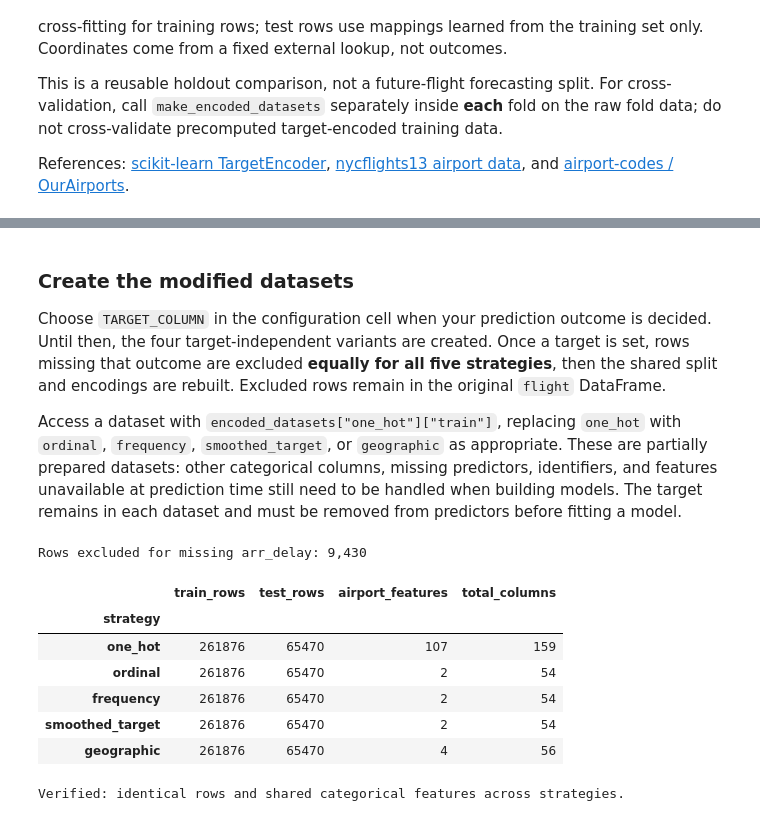
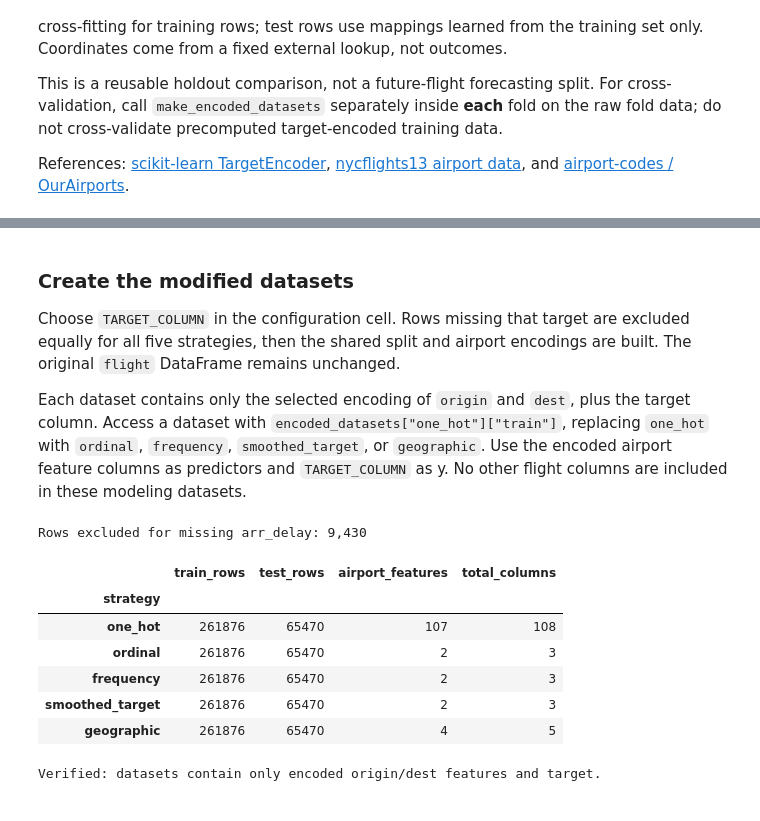
Before and after one commit to Jonathan01476/Evaluating-Categorical-Encoding-Strategies-for-Machine-Learning-Performance, a Jupyter notebook: Final_Project.ipynb, the cells around one changed output, grey strips where cells are left out. Saved outputs shown, nothing was run; the diff lists cells and outputs as text; code cells hidden in the pictures.

Commit message:
Restrict modeling datasets to airport encodings and target

```diff
--- a/Final_Project.ipynb
+++ b/Final_Project.ipynb
@@ -217,6 +213,6 @@ implementation treats the target as a continuous outcome for regression.
 # %%
 def make_encoded_datasets(train, test, coordinates, target_column=None):
-    """Fit shared categorical features and airport variants on raw training rows."""
+    """Build airport-only datasets with the target, fitting encodings on train."""
     if not train.index.is_unique or not test.index.is_unique:
         raise ValueError("Row indices must be unique for reliable alignment.")
     if len(train.index.intersection(test.index)):
@@ -230,32 +226,11 @@ def make_encoded_datasets(train, test, coordinates, target_column=None):
     test_codes = test[AIRPORT_COLUMNS].astype(str)
     variants, fitted, feature_names = {}, {}, {}
 
-    # The same non-location encoding is reused for every airport strategy.
-    def shared_categories(rows):
-        dates = pd.to_datetime(rows[["year", "month", "day"]], errors="raise")
-        return pd.DataFrame({"carrier": rows["carrier"].astype(str),
-                             "month": rows["month"].astype(str),
-                             "weekday": dates.dt.dayofweek.astype(str)}, index=rows.index)
-
-    common_encoder = OneHotEncoder(handle_unknown="ignore", sparse_output=True, dtype=np.int8)
-    common_train = shared_categories(train)
-    common_test = shared_categories(test)
-    common_train_matrix = common_encoder.fit_transform(common_train)
-    common_test_matrix = common_encoder.transform(common_test)
-    common_names = common_encoder.get_feature_names_out(common_train.columns).tolist()
-    common_train_features = pd.DataFrame.sparse.from_spmatrix(
-        common_train_matrix, index=train.index, columns=common_names)
-    common_test_features = pd.DataFrame.sparse.from_spmatrix(
-        common_test_matrix, index=test.index, columns=common_names)
-    fitted["shared_categories"] = common_encoder
-    feature_names["shared_categories"] = common_names
-    replaced_columns = AIRPORT_COLUMNS + ["carrier", "month"]
-
     def save(name, train_features, test_features):
-        # Joining by the original index preserves row/target alignment.
+        # Keep only target and encoded airport features, aligned by row index.
         variants[name] = {
-            "train": pd.concat([train.drop(columns=replaced_columns), common_train_features, train_features], axis=1),
-            "test": pd.concat([test.drop(columns=replaced_columns), common_test_features, test_features], axis=1),
+            "train": pd.concat([train[[target_column]], train_features], axis=1),
+            "test": pd.concat([test[[target_column]], test_features], axis=1),
         }
         feature_names[name] = train_features.columns.tolist()
 
@@ -323,18 +298,16 @@ def make_encoded_datasets(train, test, coordinates, target_column=None):
 # %% [markdown]
 ### Create the modified datasets
 
-Choose `TARGET_COLUMN` in the configuration cell when your prediction outcome is
-decided. Until then, the four target-independent variants are created. Once a
-target is set, rows missing that outcome are excluded **equally for all five
-strategies**, then the shared split and encodings are rebuilt. Excluded rows remain
-in the original `flight` DataFrame.
+Choose `TARGET_COLUMN` in the configuration cell. Rows missing that target are
+excluded equally for all five strategies, then the shared split and airport
+encodings are built. The original `flight` DataFrame remains unchanged.
 
-Access a dataset with `encoded_datasets["one_hot"]["train"]`, replacing `one_hot`
-with `ordinal`, `frequency`, `smoothed_target`, or `geographic` as appropriate.
-These are partially prepared datasets: other categorical columns, missing
-predictors, identifiers, and features unavailable at prediction time still need
-to be handled when building models. The target remains in each dataset and must
-be removed from predictors before fitting a model.
+Each dataset contains only the selected encoding of `origin` and `dest`, plus the
+target column. Access a dataset with
+`encoded_datasets["one_hot"]["train"]`, replacing `one_hot` with `ordinal`,
+`frequency`, `smoothed_target`, or `geographic`. Use the encoded airport feature
+columns as predictors and `TARGET_COLUMN` as y. No other flight columns are
+included in these modeling datasets.
 # %%
 if TARGET_COLUMN is None:
     encoding_data = flight.copy()
@@ -344,48 +317,44 @@ else:
         raise ValueError("Choose an existing outcome column other than origin or dest.")
     encoding_data = flight.dropna(subset=[TARGET_COLUMN]).copy()
     print(f"Rows excluded for missing {TARGET_COLUMN}: {len(flight) - len(encoding_data):,}")
 
 raw_train, raw_test = train_test_split(
     encoding_data, test_size=0.20, random_state=RANDOM_STATE
 )
 encoded_datasets, fitted_encoders, encoded_columns = make_encoded_datasets(
     raw_train, raw_test, airport_coordinates, target_column=TARGET_COLUMN
 )
 
 encoding_summary = pd.DataFrame([
     {"strategy": name,
      "train_rows": len(parts["train"]),
      "test_rows": len(parts["test"]),
      "airport_features": len(encoded_columns[name]),
      "total_columns": parts["train"].shape[1]}
     for name, parts in encoded_datasets.items()
 ]).set_index("strategy")
 display(encoding_summary)
 
-# Confirm only airport representations differ; shared categories match exactly.
-unchanged_columns = flight.columns.difference(AIRPORT_COLUMNS + ["carrier", "month"])
-shared_columns = encoded_columns["shared_categories"]
-reference = encoded_datasets["one_hot"]
+# Confirm every dataset contains only its airport features and target.
 for name, parts in encoded_datasets.items():
+    expected_columns = set(encoded_columns[name]) | {TARGET_COLUMN}
     for split, original in [("train", raw_train), ("test", raw_test)]:
         result = parts[split]
         assert result.index.equals(original.index)
-        pd.testing.assert_frame_equal(result[unchanged_columns], original[unchanged_columns])
-        assert not set(AIRPORT_COLUMNS + ["carrier", "month"]).intersection(result.columns)
-        pd.testing.assert_frame_equal(result[shared_columns], reference[split][shared_columns])
-        assert result[shared_columns].notna().all().all()
+        assert set(result.columns) == expected_columns
+        assert result[TARGET_COLUMN].equals(original[TARGET_COLUMN])
         assert result[encoded_columns[name]].notna().all().all()
-print("Verified: identical rows and shared categorical features across strategies.")
+print("Verified: datasets contain only encoded origin/dest features and target.")
 # %% [output]
 Rows excluded for missing arr_delay: 9,430
 |  | train_rows | test_rows | airport_features | total_columns |
 | strategy |  |  |  |  |
-| one_hot | 261876 | 65470 | 107 | 159 |
-| ordinal | 261876 | 65470 | 2 | 54 |
-| frequency | 261876 | 65470 | 2 | 54 |
-| smoothed_target | 261876 | 65470 | 2 | 54 |
-| geographic | 261876 | 65470 | 4 | 56 |
+| one_hot | 261876 | 65470 | 107 | 108 |
+| ordinal | 261876 | 65470 | 2 | 3 |
+| frequency | 261876 | 65470 | 2 | 3 |
+| smoothed_target | 261876 | 65470 | 2 | 3 |
+| geographic | 261876 | 65470 | 4 | 5 |
-Verified: identical rows and shared categorical features across strategies.
+Verified: datasets contain only encoded origin/dest features and target.
 # %%
 # Compare every column for the same five flights before and after encoding.
 preview_index = raw_train.index[:5]
```
Also changed, not shown: parts of 2 cells of this notebook, 2 other files.
